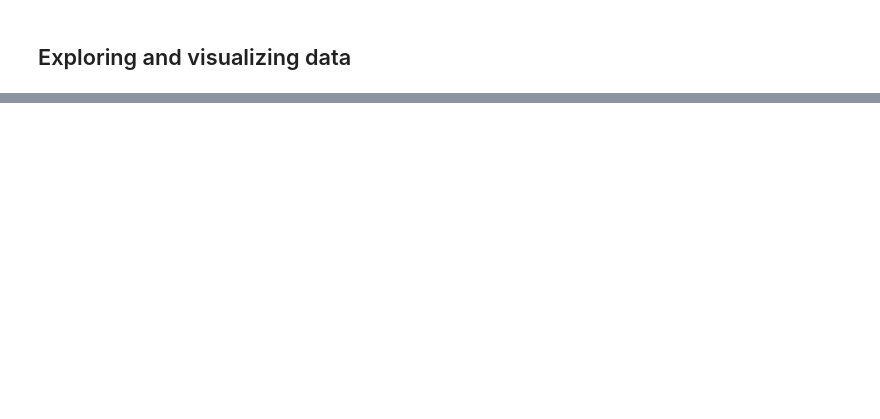
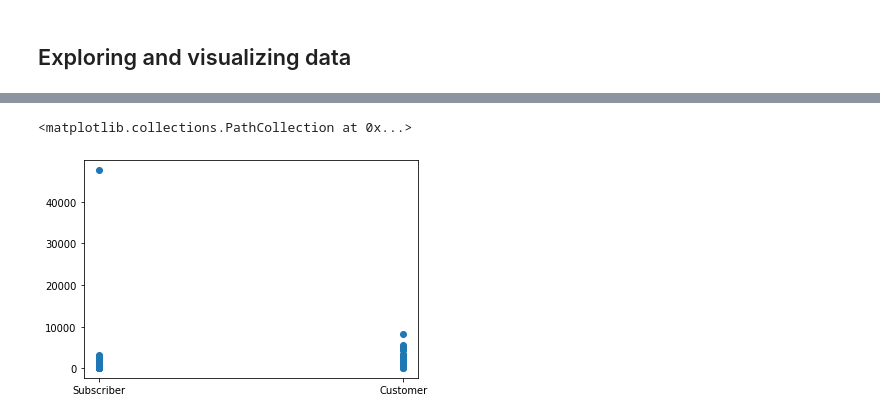
Before and after one commit to Crazz-Zaac/libraries-basic, a Jupyter notebook: Explore US Bikeshare Data.ipynb, the cells around one changed output, grey strips where cells are left out. Cells and saved outputs as stored; diff of their text form; code cells hidden in the pictures; blank space fills up the shorter version.

Commit message:
data visualization in process

```diff
--- a/Explore US Bikeshare Data.ipynb
+++ b/Explore US Bikeshare Data.ipynb
@@ -270,0 +308,5 @@ df.head()
+# %%
+plt.scatter(df['User Type'], df['Trip Duration'])
+# %% [output]
+<matplotlib.collections.PathCollection at 0x...>
+[figure, added]
```
Also changed, not shown: parts of 16 cells of this notebook.
